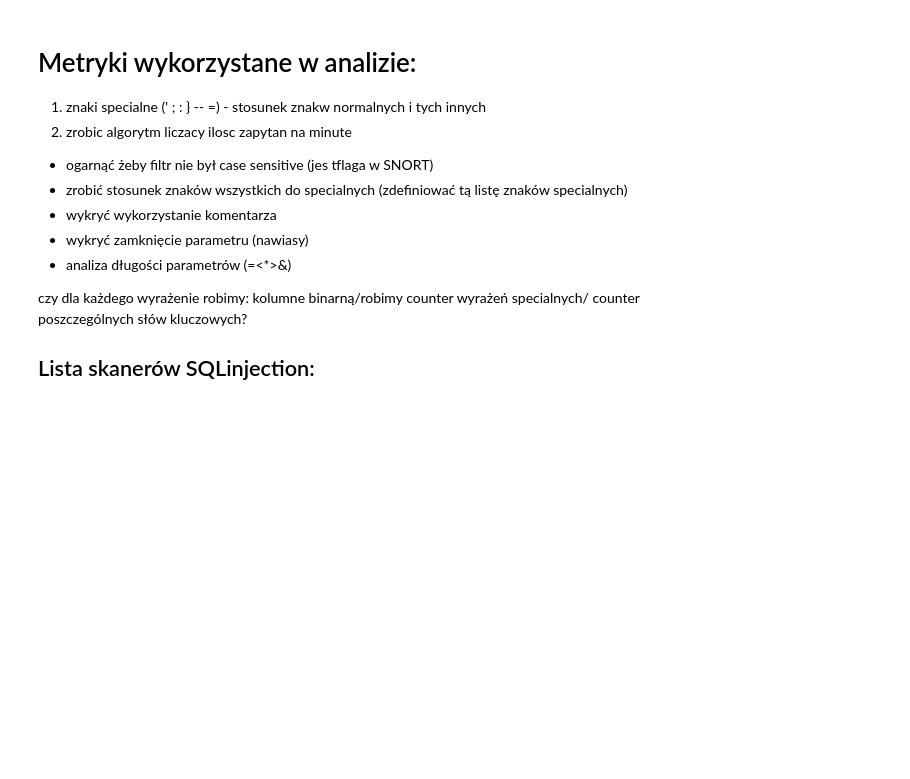
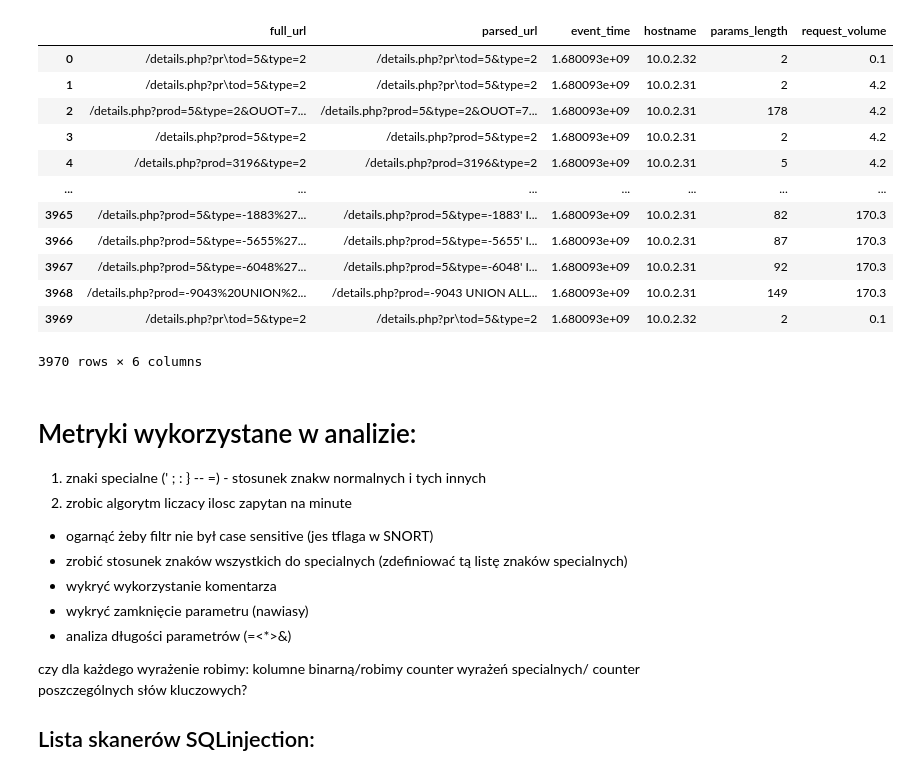
Before and after one commit to JarekSmardzewski/ADAC_SQLi_ml, a Jupyter notebook: code/data_refactoring.ipynb, the cells around one changed output. Cells and saved outputs as stored; diff of their text form; code cells hidden in the pictures; blank space fills up the shorter version.

Commit message:
Requests volume calculation added

```diff
--- a/code/data_refactoring.ipynb
+++ b/code/data_refactoring.ipynb
@@ -134,0 +130,4 @@ KeyboardInterrupt
+# %%
+#sql_records_df.at[0, "hostname"] = "10.0.2.32"
+sql_records_df["request_volume"] = "NaN"
+print(sql_records_df)
@@ -135,3 +152,46 @@ KeyboardInterrupt
+# %%
+indexes = []
+base_event_time = 0
+period = 10 # value in seconds
+
+hostname_list = sql_records_df.hostname.unique()
+
+for hostname in hostname_list:
+    base_event_time = sql_records_df.loc[sql_records_df["hostname"] == hostname]["event_time"].to_list()[0]
+
+    for time in sql_records_df.loc[sql_records_df["hostname"] == hostname]["event_time"].to_list():
+        if(time < (float(base_event_time) + float(period))):
+            indexes.append(sql_records_df.loc[(sql_records_df["hostname"] == hostname) & (sql_records_df["event_time"] == time)].index[0])
+
+        else:
+            #print(indexes)
+            for index in indexes:
+                sql_records_df.at[index , "request_volume"] = len(indexes)/period
+
+            indexes = []
+            indexes.append(sql_records_df.loc[(sql_records_df["hostname"] == hostname) & (sql_records_df["event_time"] == time)].index[0])
+            base_event_time =  time
+            #print(f'{base_event_time} --  {indexes}')
+
+    for index in indexes:
+        sql_records_df.at[index , "request_volume"] = len(indexes)/period
+    indexes = []
+# %%
+sql_records_df
+# %% [output]
+|  | full_url | parsed_url | event_time | hostname | params_length | request_volume |
+| 0 | /details.php?pr\tod=5&type=2 | /details.php?pr\tod=5&type=2 | 1.680093e+09 | 10.0.2.32 | 2 | 0.1 |
+| 1 | /details.php?pr\tod=5&type=2 | /details.php?pr\tod=5&type=2 | 1.680093e+09 | 10.0.2.31 | 2 | 4.2 |
+| 2 | /details.php?prod=5&type=2&OUOT=7... | /details.php?prod=5&type=2&OUOT=7... | 1.680093e+09 | 10.0.2.31 | 178 | 4.2 |
+| 3 | /details.php?prod=5&type=2 | /details.php?prod=5&type=2 | 1.680093e+09 | 10.0.2.31 | 2 | 4.2 |
+| 4 | /details.php?prod=3196&type=2 | /details.php?prod=3196&type=2 | 1.680093e+09 | 10.0.2.31 | 5 | 4.2 |
+| ... | ... | ... | ... | ... | ... | ... |
+| 3965 | /details.php?prod=5&type=-1883%27... | /details.php?prod=5&type=-1883' I... | 1.680093e+09 | 10.0.2.31 | 82 | 170.3 |
+| 3966 | /details.php?prod=5&type=-5655%27... | /details.php?prod=5&type=-5655' I... | 1.680093e+09 | 10.0.2.31 | 87 | 170.3 |
+| 3967 | /details.php?prod=5&type=-6048%27... | /details.php?prod=5&type=-6048' I... | 1.680093e+09 | 10.0.2.31 | 92 | 170.3 |
+| 3968 | /details.php?prod=-9043%20UNION%2... | /details.php?prod=-9043 UNION ALL... | 1.680093e+09 | 10.0.2.31 | 149 | 170.3 |
+| 3969 | /details.php?pr\tod=5&type=2 | /details.php?pr\tod=5&type=2 | 1.680093e+09 | 10.0.2.32 | 2 | 0.1 |
+3970 rows × 6 columns
 # %% [markdown]
 # Metryki wykorzystane w analizie:
 
```
Also changed, not shown: parts of 8 cells of this notebook, 1 other file.
